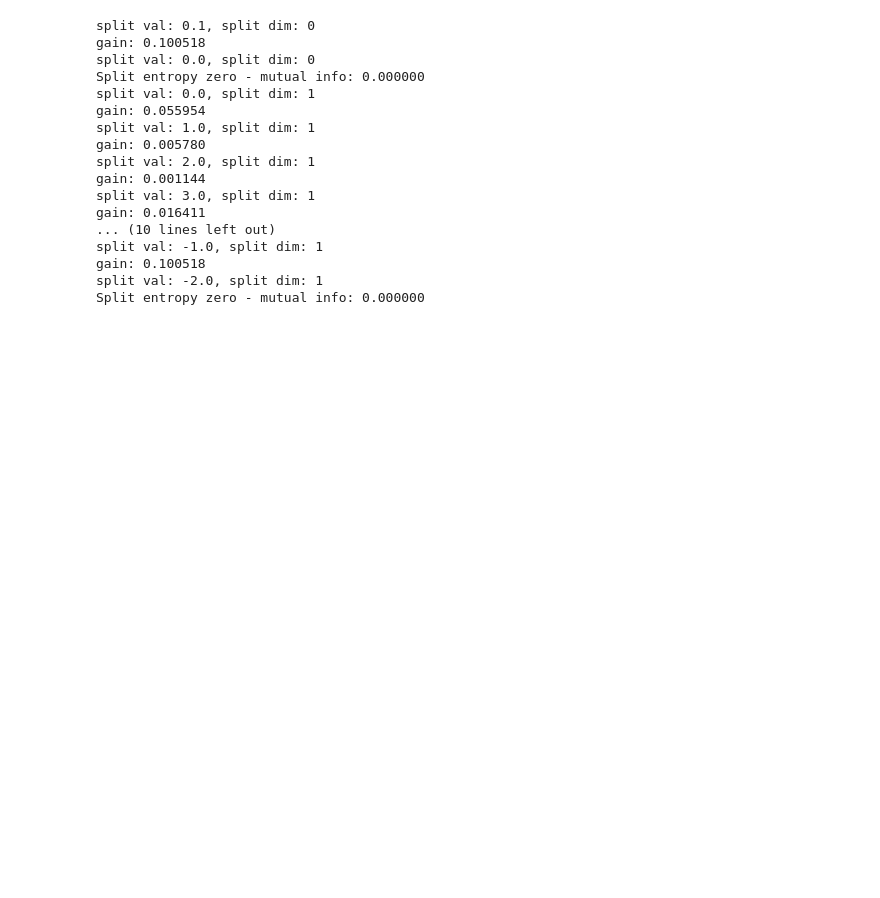
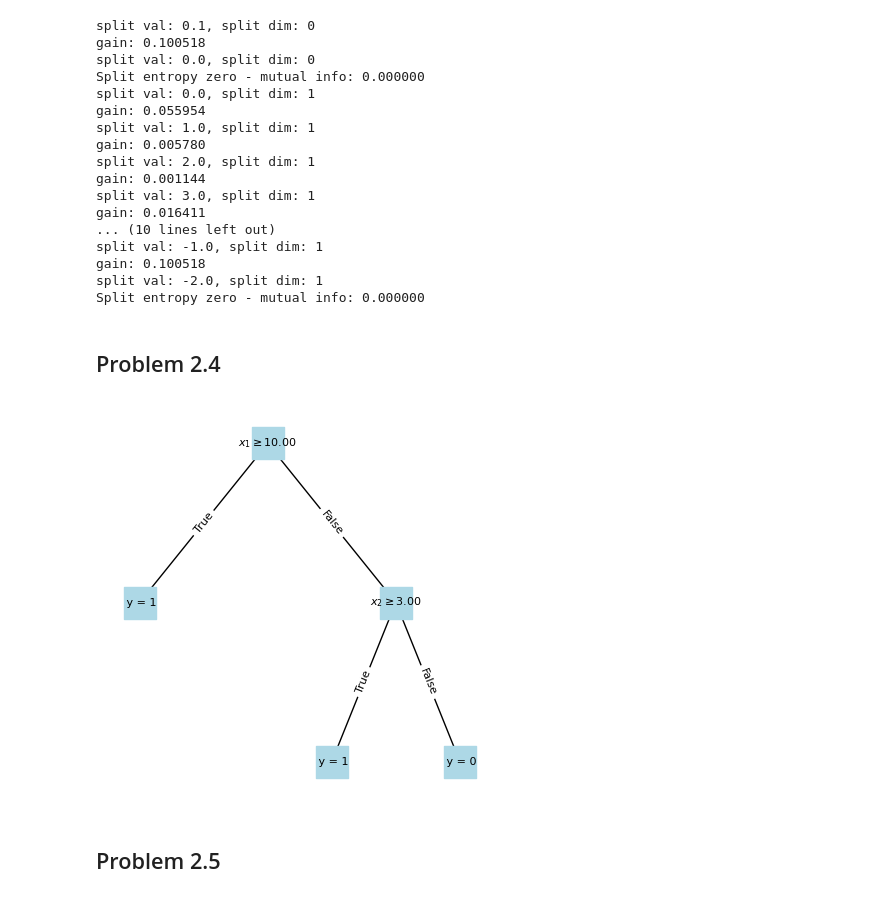
Before and after one commit to wgraysonp/CS760, a Jupyter notebook: HW_2/HW2.ipynb, the cells around one changed output. Saved outputs shown, nothing was run; the diff lists cells and outputs as text; code cells hidden in the pictures; blank space fills up the shorter version.

```diff
--- a/HW_2/HW2.ipynb
+++ b/HW_2/HW2.ipynb
@@ -56,3 +57,28 @@ split val: -1.0, split dim: 1
 gain: 0.100518
 split val: -2.0, split dim: 1
 Split entropy zero - mutual info: 0.000000
+# %% [markdown]
+## Problem 2.4
+# %%
+X = []
+with open('data/D3leaves.txt', 'r') as f:
+    for line in f.readlines():
+        line = line.strip()
+        X.append([float(num) for num in line.split(" ")])
+
+X = np.array(X)
+y = X[:, 2].reshape(-1, 1)
+X = X[:, :2]
+# %%
+tree = DecisionTree(X, y)
+tree.fit()
+# %%
+path = os.path.join(os.getcwd(), 'figs')
+os.makedirs(path, exist_ok=True)
+f_name = os.path.join(path, "p1_4.jpg")
+tree.print_tree(shape='s', width=0.1, size=500, font_size=8, node_color='lightblue', vert_gap=7, edge_font=8,
+                fig_height=5, fig_width=5, f_name=f_name)
+# %% [output]
+[figure, added]
+# %% [markdown]
+## Problem 2.5
```
Also changed, not shown: parts of 30 cells of this notebook, 1 other file.
